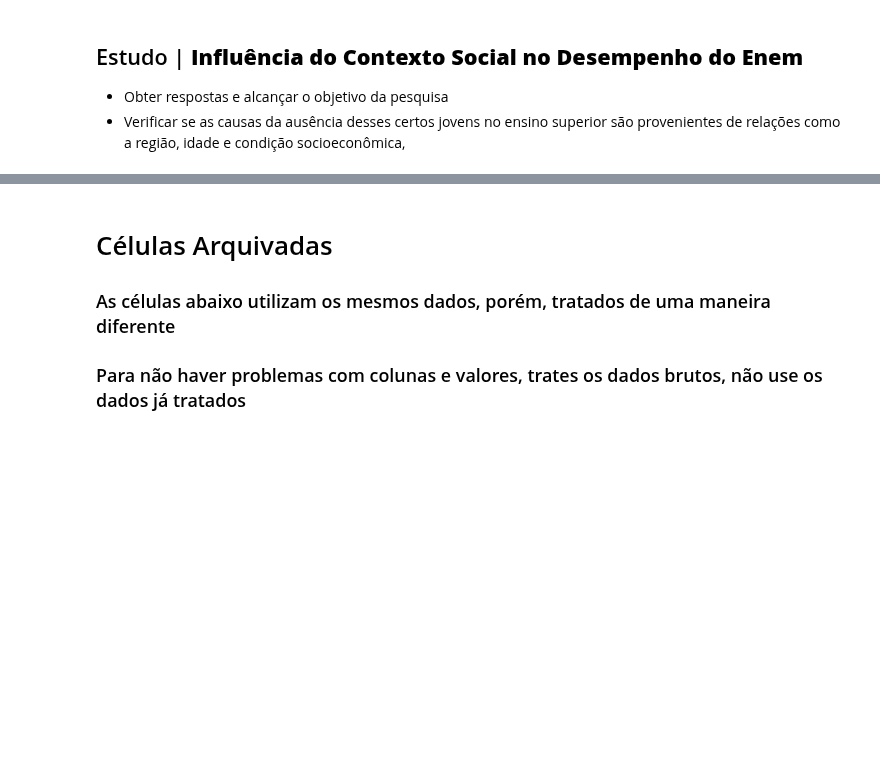
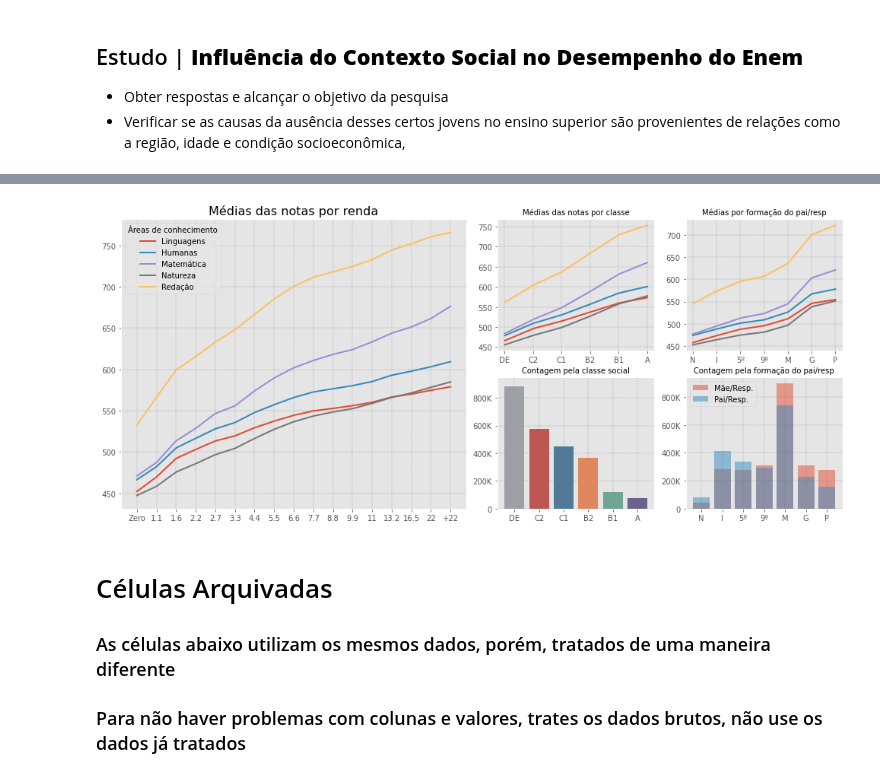
Before and after one commit to gabrielluizone/DS-Integrador-One, a Jupyter notebook: integrador-one.ipynb, the cells around one changed output, grey strips where cells are left out. Saved outputs shown, nothing was run; the diff lists cells and outputs as text; code cells hidden in the pictures; blank space fills up the shorter version.

```diff
--- a/integrador-one.ipynb
+++ b/integrador-one.ipynb
@@ -913,5 +908,5 @@ None
 # %%
-fig = plt.figure(figsize=(18,7))
+fig = plt.figure(figsize=(17,7))
 specs = gridspec.GridSpec( nrows=2, ncols=4, figure=fig)
 
 ax1 = fig.add_subplot( specs[ : , 0:2 ] )
@@ -924,45 +919,47 @@ q1 = ds[['PONTOS', 'RENDA_FAMIL', 'NOTA_LINGUAGENS', 'NOTA_HUMANAS', 'NOTA_MATEM
 q1['RENDA_FAMIL'] = q1['RENDA_FAMIL'].apply(lambda x: str(x))
 ax1.plot( ['Zero', '1.1', '1.6', '2.2', '2.7', '3.3', '4.4', '5.5', '6.6', '7.7', '8.8', '9.9', '11', '13.2', '16.5', '22', '+22'], q1[['NOTA_LINGUAGENS', 'NOTA_HUMANAS', 'NOTA_MATEMATICA', 'NOTA_NATUREZA', 'NOTA_REDAC']], linewidth = 2 );
 ax1.grid(color = 'grey', linestyle = '--', linewidth = 0.3)
-ax1.legend(['Linguagens', 'Humanas', 'Matemática', 'Natureza', 'Redação'], loc='upper left')
-ax1.set_title('Médias das Notas por Renda', fontdict={'fontsize': 16});
+ax1.legend(['Linguagens', 'Humanas', 'Matemática', 'Natureza', 'Redação'], loc='upper left', title = 'Áreas de conhecimento')
+ax1.set_title('Médias das notas por renda', fontdict={'fontsize': 16});
 
 q2 = ds[['PONTOS', 'CLASSE', 'NOTA_LINGUAGENS', 'NOTA_HUMANAS', 'NOTA_MATEMATICA', 'NOTA_NATUREZA', 'NOTA_REDAC', 'FORMACAO_PAI_RPSV', 'FORMACAO_MAE_RPSV']].groupby('CLASSE').mean().reset_index().sort_values('CLASSE', ascending=False)
 ax2.plot( q2['CLASSE'], q2[['NOTA_LINGUAGENS', 'NOTA_HUMANAS', 'NOTA_MATEMATICA', 'NOTA_NATUREZA', 'NOTA_REDAC']], linewidth = 2 );
 ax2.grid(color = 'grey', linestyle = '--', linewidth = 0.3)
-ax2.set_title('Médias das Notas por Classe', fontdict={'fontsize': 10});
+ax2.set_title('Médias das notas por classe', fontdict={'fontsize': 10});
 
 q3 = ds[['PONTOS', 'CLASSE', 'NOTA_LINGUAGENS', 'NOTA_HUMANAS', 'NOTA_MATEMATICA', 'NOTA_NATUREZA', 'NOTA_REDAC', 'FORMACAO_PAI_RPSV', 'FORMACAO_MAE_RPSV']].groupby('FORMACAO_PAI_RPSV').mean().reset_index()
 q3['SORT'] = [3,4,6,7,5,0,2,1]
 q3 = q3.sort_values('SORT')
 q3 = q3.drop(axis=1, index=7)
 ax3.plot( ['N', 'I', '5º', '9º', 'M', 'G', 'P'], q3[['NOTA_LINGUAGENS', 'NOTA_HUMANAS', 'NOTA_MATEMATICA', 'NOTA_NATUREZA', 'NOTA_REDAC']], linewidth = 2 );
 ax3.grid(color = 'grey', linestyle = '--', linewidth = 0.3)
-ax3.set_title('Médias por Formação Pai/Resp', fontdict={'fontsize': 10});
+ax3.set_title('Médias por formação do pai/resp', fontdict={'fontsize': 10});
 
 q4 = ds[['PONTOS', 'CLASSE', 'NOTA_LINGUAGENS', 'NOTA_HUMANAS', 'NOTA_MATEMATICA', 'NOTA_NATUREZA', 'NOTA_REDAC', 'FORMACAO_PAI_RPSV', 'FORMACAO_MAE_RPSV']].groupby('CLASSE').count().reset_index().sort_values('CLASSE', ascending=False)
-ax4.bar( q4['CLASSE'], q4['PONTOS'] );
+ax4.bar( q4['CLASSE'], q4['PONTOS'], color=['#9DA0A4', '#BE5651', '#517A99', '#E0885D', '#71A491', '#6d628a'] );
 ax4.grid(color = 'grey', linestyle = '--', linewidth = 0.3)
-ax4.set_title('Contagem pela Classe Social', fontdict={'fontsize': 10});
+ax4.set_title('Contagem pela classe social', fontdict={'fontsize': 10});
 ax4.set_ylim(0,950000)
 ax4.set_yticklabels(['0', '200K', '400K', '600K', '800K']);
 
 q5 = ds[['PONTOS', 'CLASSE', 'NOTA_LINGUAGENS', 'NOTA_HUMANAS', 'NOTA_MATEMATICA', 'NOTA_NATUREZA', 'NOTA_REDAC', 'FORMACAO_PAI_RPSV', 'FORMACAO_MAE_RPSV']].groupby('FORMACAO_PAI_RPSV').count().reset_index()
 q5_1 = ds[['PONTOS', 'CLASSE', 'NOTA_LINGUAGENS', 'NOTA_HUMANAS', 'NOTA_MATEMATICA', 'NOTA_NATUREZA', 'NOTA_REDAC', 'FORMACAO_PAI_RPSV', 'FORMACAO_MAE_RPSV']].groupby('FORMACAO_MAE_RPSV').count().reset_index()
 q5['SORT'] = [3,4,6,7,5,0,2,1]
 q5 = q5.sort_values('SORT')
 q5 = q5.drop(axis=1, index=7)
 q5_1['SORT'] = [3,4,6,7,5,0,2,1]
 q5_1 = q5_1.sort_values('SORT')
 q5_1 = q5_1.drop(axis=1, index=7)
 ax5.bar( ['N', 'I', '5º', '9º', 'M', 'G', 'P'], q5_1['PONTOS'], alpha=0.5);
 ax5.bar( ['N', 'I', '5º', '9º', 'M', 'G', 'P'], q5['PONTOS'], alpha=0.5);
 ax5.grid(color = 'grey', linestyle = '--', linewidth = 0.3)
-ax5.set_title('Contagem pela formação do Pai/Resp', fontdict={'fontsize': 10})
+ax5.set_title('Contagem pela formação do pai/resp', fontdict={'fontsize': 10})
 #ax5.set_yticklabels(['0', '100K', '200K', '300K', '400K', '500K', '600K', '700K', '800K']);
 ax5.legend(['Mãe/Resp.', 'Pai/Resp.'], loc='upper left')
 ax5.set_yticklabels(['0', '200K', '400K', '600K', '800K']);
-fig.savefig('integrador4.png', format='png', dpi=3500)
+fig.savefig('integrador03.png', format='png', dpi=250)
+# %% [output]
+[figure, added]
 # %%
 fig = plt.figure(figsize=(18,7))
 specs = gridspec.GridSpec( nrows=2, ncols=4, figure=fig)
```
Also changed, not shown: parts of 6 cells of this notebook.
